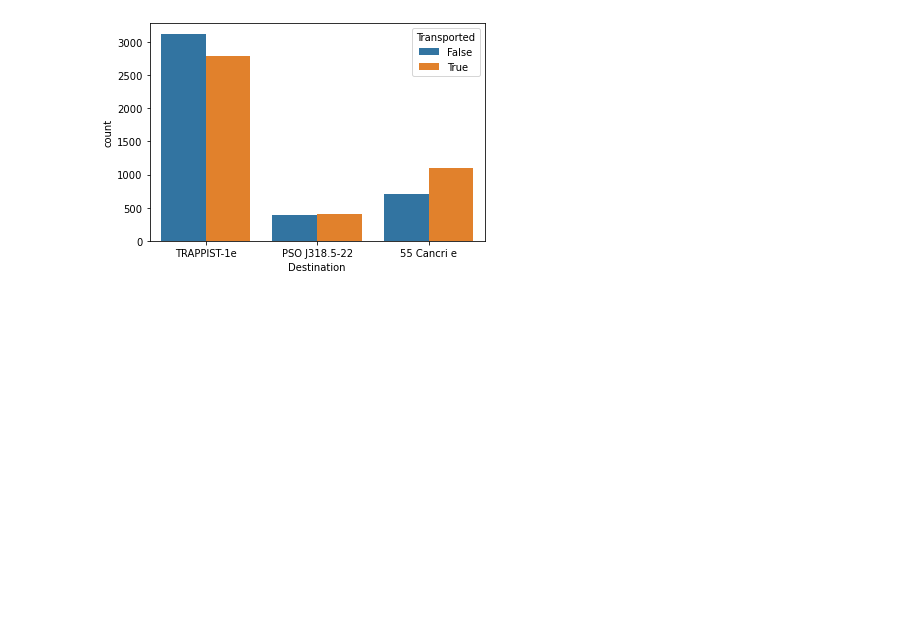
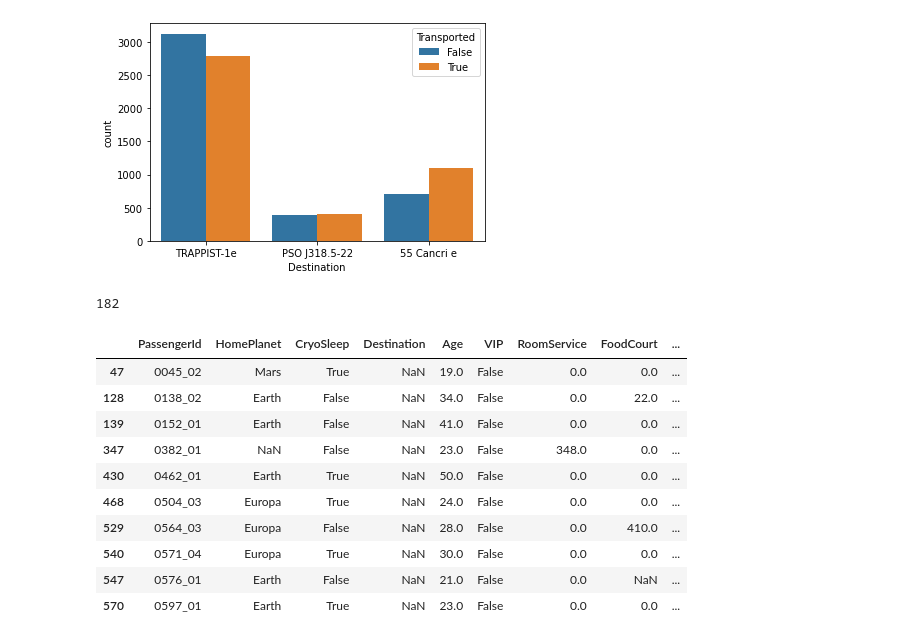
Before and after one commit to brianellis1997/Spaceship-Titanic, a Jupyter notebook: spaceship-titanic/Work.ipynb, the cells around one changed output. Saved outputs shown, nothing was run; the diff lists cells and outputs as text; code cells hidden in the pictures; blank space fills up the shorter version.

```diff
--- a/spaceship-titanic/Work.ipynb
+++ b/spaceship-titanic/Work.ipynb
@@ -361,3 +361,21 @@ sns.countplot(train['Destination'], hue=train['Transported'])
 # %% [output]
 <AxesSubplot:xlabel='Destination', ylabel='count'>
 [figure]
+# %%
+train['Destination'].isna().sum()
+# %% [output]
+182
+# %%
+train[train['Destination'].isna()].head(10)
+# %% [output]
+|  | PassengerId | HomePlanet | CryoSleep | Destination | Age | VIP | RoomService | FoodCourt | ... |
+| 47 | 0045_02 | Mars | True | NaN | 19.0 | False | 0.0 | 0.0 | ... |
+| 128 | 0138_02 | Earth | False | NaN | 34.0 | False | 0.0 | 22.0 | ... |
+| 139 | 0152_01 | Earth | False | NaN | 41.0 | False | 0.0 | 0.0 | ... |
+| 347 | 0382_01 | NaN | False | NaN | 23.0 | False | 348.0 | 0.0 | ... |
+| 430 | 0462_01 | Earth | True | NaN | 50.0 | False | 0.0 | 0.0 | ... |
+| 468 | 0504_03 | Europa | True | NaN | 24.0 | False | 0.0 | 0.0 | ... |
+| 529 | 0564_03 | Europa | False | NaN | 28.0 | False | 0.0 | 410.0 | ... |
+| 540 | 0571_04 | Europa | True | NaN | 30.0 | False | 0.0 | 0.0 | ... |
+| 547 | 0576_01 | Earth | False | NaN | 21.0 | False | 0.0 | NaN | ... |
+| 570 | 0597_01 | Earth | True | NaN | 23.0 | False | 0.0 | 0.0 | ... |
```
Also changed, not shown: parts of 6 cells of this notebook.
